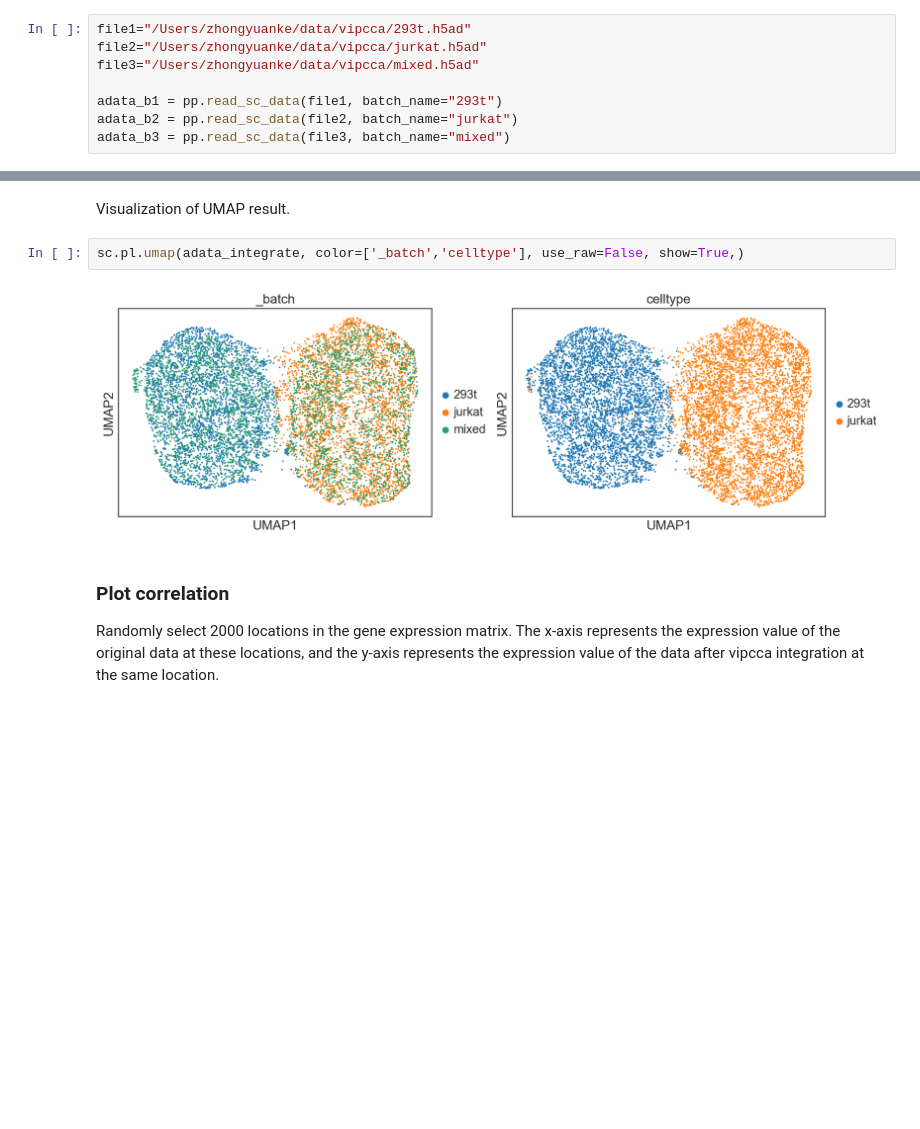
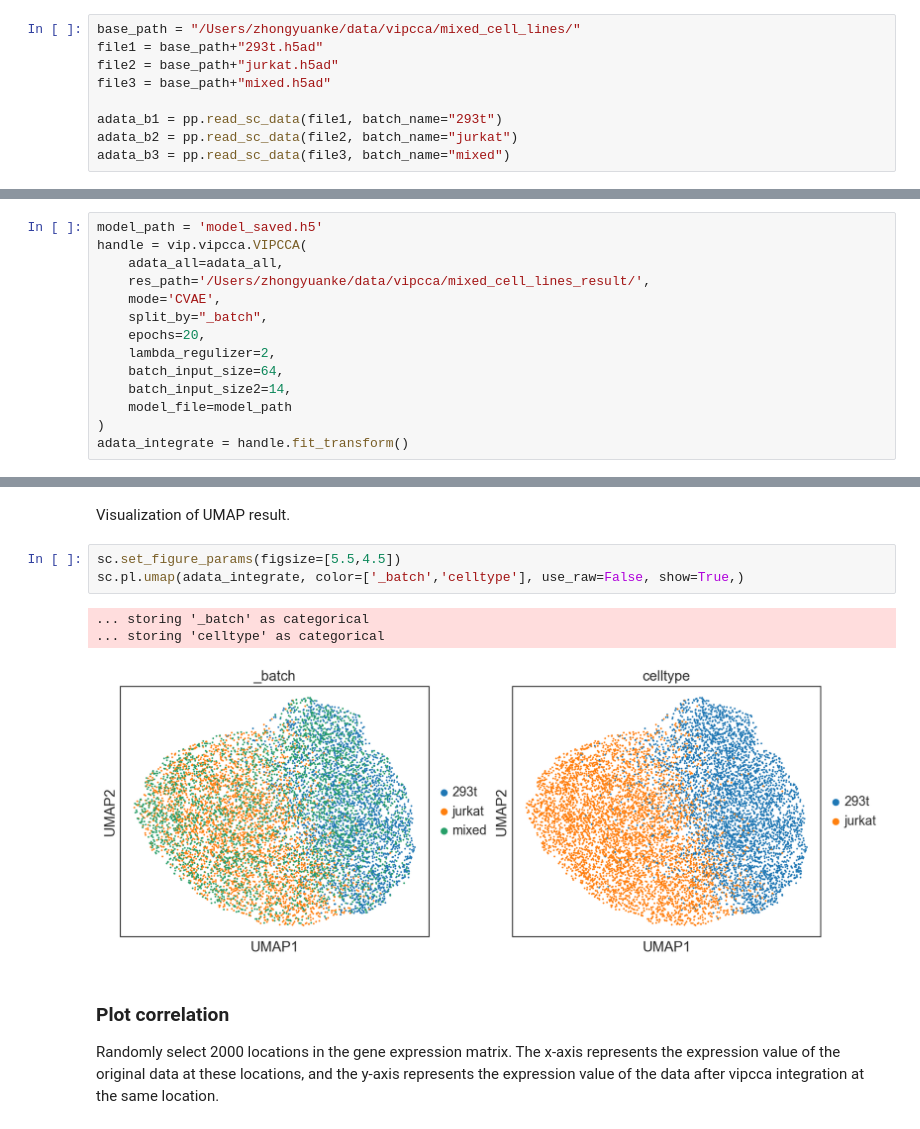
Before and after one commit to jhu99/scbean, a Jupyter notebook: docs/source/tutorials/mixed_cell_lines_tutorial.ipynb, the cells around one changed output, grey strips where cells are left out. Cells and saved outputs as stored; diff of their text form; blank space fills up the shorter version.

Commit message:
update tutorial and plotting, transferlabel

```diff
--- a/docs/source/tutorials/mixed_cell_lines_tutorial.ipynb
+++ b/docs/source/tutorials/mixed_cell_lines_tutorial.ipynb
@@ -26,8 +26,9 @@ This tutorial uses [Mixed Cell Line datasets](http://141.211.10.196/result/test/
 Here, we load the three datasets separately.
 # %%
-file1="/Users/zhongyuanke/data/vipcca/293t.h5ad"
-file2="/Users/zhongyuanke/data/vipcca/jurkat.h5ad"
-file3="/Users/zhongyuanke/data/vipcca/mixed.h5ad"
+base_path = "/Users/zhongyuanke/data/vipcca/mixed_cell_lines/"
+file1 = base_path+"293t.h5ad"
+file2 = base_path+"jurkat.h5ad"
+file3 = base_path+"mixed.h5ad"
 
 adata_b1 = pp.read_sc_data(file1, batch_name="293t")
 adata_b2 = pp.read_sc_data(file2, batch_name="jurkat")
@@ -110,0 +126,14 @@ adata_integrate = sc.read_h5ad(input_file)
+# %%
+model_path = 'model_saved.h5'
+handle = vip.vipcca.VIPCCA(
+    adata_all=adata_all,
+    res_path='/Users/zhongyuanke/data/vipcca/mixed_cell_lines_result/',
+    mode='CVAE',
+    split_by="_batch",
+    epochs=20,
+    lambda_regulizer=2,
+    batch_input_size=64,
+    batch_input_size2=14,
+    model_file=model_path
+)
+adata_integrate = handle.fit_transform()
@@ -116,9 +169,12 @@ sc.tl.umap(adata_integrate)
 # %% [markdown]
 Visualization of UMAP result.
 # %%
+sc.set_figure_params(figsize=[5.5,4.5])
 sc.pl.umap(adata_integrate, color=['_batch','celltype'], use_raw=False, show=True,)
 # %% [output]
+... storing '_batch' as categorical
+... storing 'celltype' as categorical
-[figure, old version]
+[figure, new version]
 # %% [markdown]
 ### Plot correlation
 Randomly select 2000 locations in the gene expression matrix. The x-axis represents the expression value of the original data at these locations, and the y-axis represents the expression value of the data after vipcca integration at the same location.
```
Also changed, not shown: parts of 13 cells of this notebook, 6 other files.
